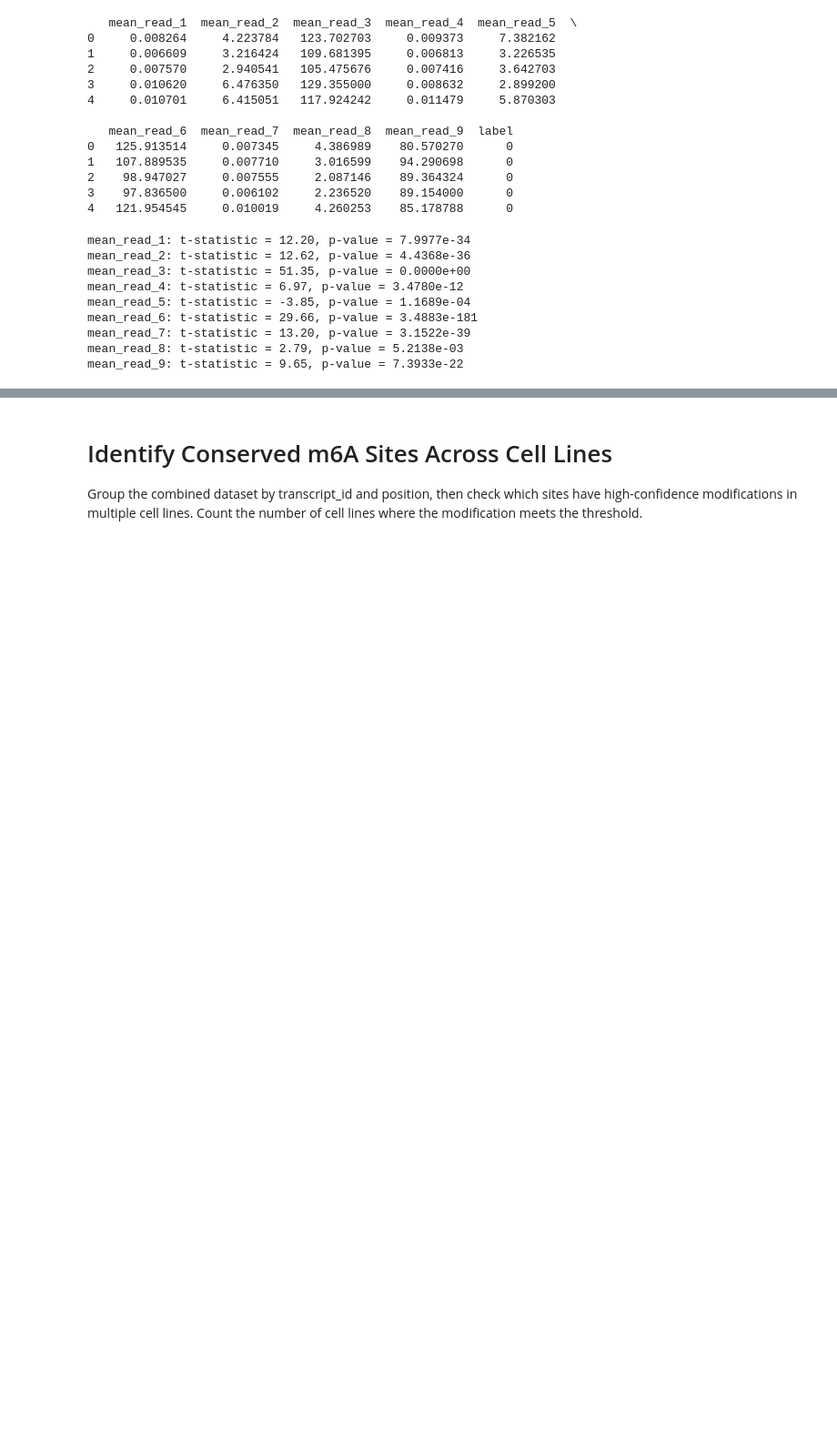
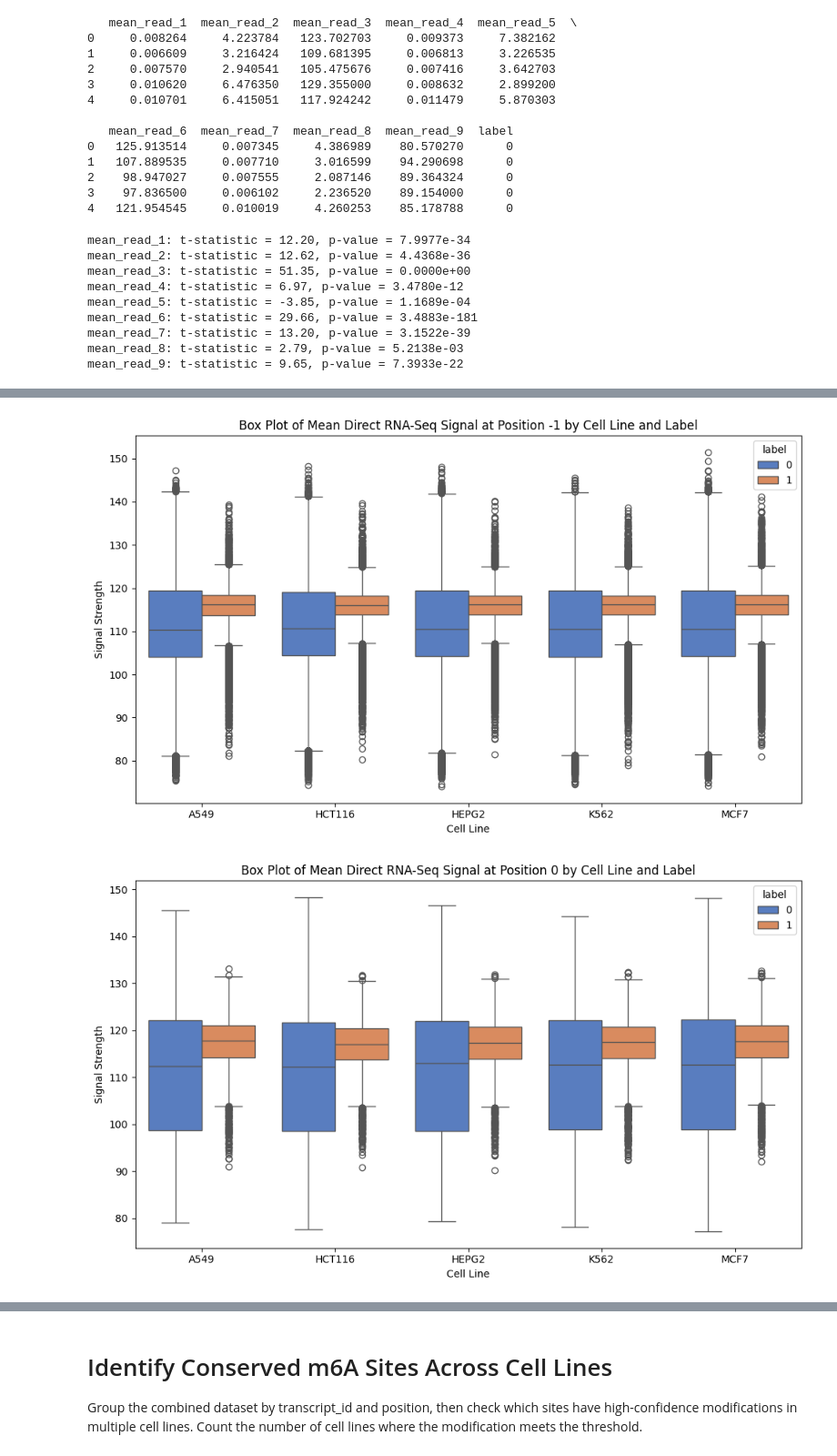
Before and after one commit to okk15y/DSA4262, a Jupyter notebook: src/latest visualization.ipynb, the cells around one changed output, grey strips where cells are left out. Shown: that part at 91% size. Drawn from its saved outputs; the diff is of its cells as text; code cells hidden in the pictures; blank space fills up the shorter version.

```diff
--- a/src/latest visualization.ipynb
+++ b/src/latest visualization.ipynb
@@ -171,0 +123,70 @@ high_confidence_sites.head(3)
+# %%
+import pandas as pd
+import seaborn as sns
+import matplotlib.pyplot as plt
+
+# # Define the high probability threshold
+# high_prob_threshold = 0.8
+
+# # Read the temp_df CSV files into DataFrames
+# a549_temp_df = pd.read_csv('../../sgnex_data/a549_temp_df.csv')
+# hct116_temp_df = pd.read_csv('../../sgnex_data/hct116_temp_df.csv')
+# hepg2_temp_df = pd.read_csv('../../sgnex_data/hepg2_temp_df.csv')
+# k562_temp_df = pd.read_csv('../../sgnex_data/k562_temp_df.csv')
+# mcf7_temp_df = pd.read_csv('../../sgnex_data/mcf7_temp_df.csv')
+
+
+# a549_temp_df['cell_line'] = 'A549'
+# hct116_temp_df['cell_line'] = 'HCT116'
+# hepg2_temp_df['cell_line'] = 'HEPG2'
+# k562_temp_df['cell_line'] = 'K562'
+# mcf7_temp_df['cell_line'] = 'MCF7'
+
+# combined_df = pd.concat([a549_temp_df, hct116_temp_df, hepg2_temp_df, k562_temp_df, mcf7_temp_df])
+# combined_df.to_csv('../../sgnex_data/combined_df.csv', index=False)
+# # Function to add label column based on prediction threshold
+# def add_label_column(df, threshold):
+#     df['label'] = df['prediction'].apply(lambda x: 1 if x > threshold else 0)
+#     return df
+
+# # Add label column to each DataFrame
+# a549_temp_df = add_label_column(a549_temp_df, high_prob_threshold)
+# hct116_temp_df = add_label_column(hct116_temp_df, high_prob_threshold)
+# hepg2_temp_df = add_label_column(hepg2_temp_df, high_prob_threshold)
+# k562_temp_df = add_label_column(k562_temp_df, high_prob_threshold)
+# mcf7_temp_df = add_label_column(mcf7_temp_df, high_prob_threshold)
+
+# # Combine all DataFrames into a single DataFrame for easier plotting
+# a549_temp_df['cell_line'] = 'A549'
+# hct116_temp_df['cell_line'] = 'HCT116'
+# hepg2_temp_df['cell_line'] = 'HEPG2'
+# k562_temp_df['cell_line'] = 'K562'
+# mcf7_temp_df['cell_line'] = 'MCF7'
+
+# combined_df = pd.concat([a549_temp_df, hct116_temp_df, hepg2_temp_df, k562_temp_df, mcf7_temp_df])
+combined_df = pd.read_csv("../../sgnex_data/combined_df.csv")
+# Function to add label column based on prediction threshold
+def add_label_column(df, threshold):
+    df['label'] = df['prediction'].apply(lambda x: 1 if x > threshold else 0)
+    return df
+combined_df = add_label_column(combined_df, 0.8)
+# Plot box plot for mean_read_3
+plt.figure(figsize=(10, 6))
+sns.boxplot(x='cell_line', y='mean_read_3', hue='label', data=combined_df, palette='muted')
+plt.title('Box Plot of Mean Direct RNA-Seq Signal at Position -1 by Cell Line and Label')
+plt.xlabel('Cell Line')
+plt.ylabel('Signal Strength')
+plt.tight_layout()
+plt.show()
+
+# Plot box plot for mean_read_6
+plt.figure(figsize=(10, 6))
+sns.boxplot(x='cell_line', y='mean_read_6', hue='label', data=combined_df, palette='muted')
+plt.title('Box Plot of Mean Direct RNA-Seq Signal at Position 0 by Cell Line and Label')
+plt.xlabel('Cell Line')
+plt.ylabel('Signal Strength')
+plt.tight_layout()
+plt.show()
+# %% [output]
+[figure, added]
+[figure, added]
```
Also changed, not shown: parts of 22 cells of this notebook, 2 other files.
